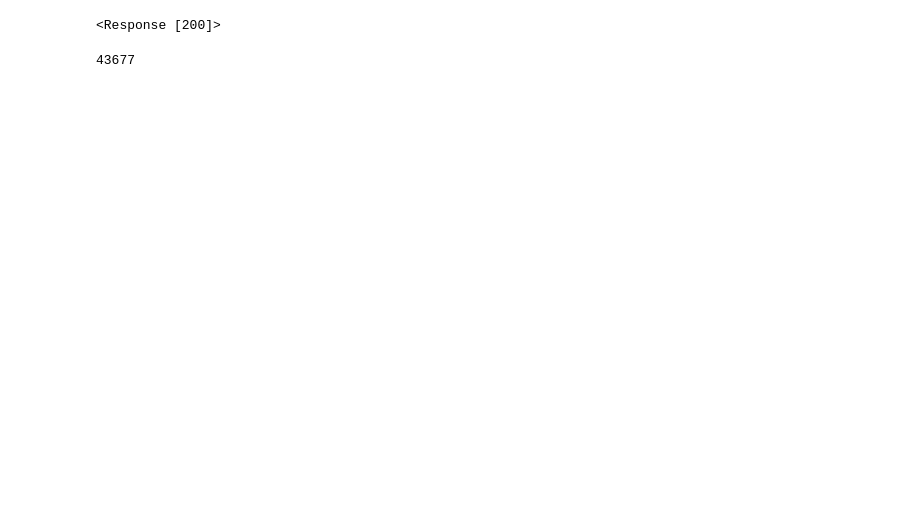
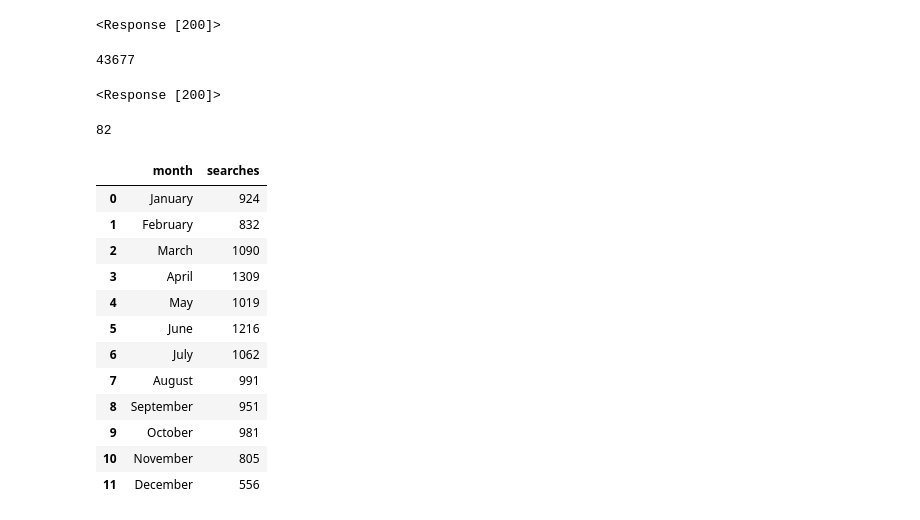
Before and after one commit to NSS-Full-Time-Data-Analytics-8/socrata_api-KoganScherer37, a Jupyter notebook: notebooks/socrata_api_project.ipynb, the cells around one changed output. Drawn from its saved outputs; the diff is of its cells as text; code cells hidden in the pictures; blank space fills up the shorter version.

```diff
--- a/notebooks/socrata_api_project.ipynb
+++ b/notebooks/socrata_api_project.ipynb
@@ -150,2 +156,49 @@ len(top_500_searches)
 # %% [output]
 43677
+# %%
+#parameters for maps dataset
+params_maps_ds = {'$limit' : '50000',
+                  'query_text' : 'maps'}
+
+map_dataset_resp = requests.get(endpoint, params = params_maps_ds)
+map_dataset_resp
+# %% [output]
+<Response [200]>
+# %%
+map_searches = map_dataset_resp.json()
+# %%
+len(map_searches)
+# %% [output]
+82
+# %%
+#setting up map dictionary
+map_dict = {}
+
+for lines in map_searches:
+    months = lines.get('month_name')
+    searches = int(lines.get('query_count'))
+
+    if months in map_dict:
+        map_dict[months] += searches
+    else:
+        map_dict[months] = searches
+# %%
+#Making maps dataframe
+maps_df = pd.DataFrame.from_dict(map_dict, orient = 'index')
+maps_df = maps_df.reset_index()
+maps_df.columns = ['month','searches']
+maps_df
+# %% [output]
+|  | month | searches |
+| 0 | January | 924 |
+| 1 | February | 832 |
+| 2 | March | 1090 |
+| 3 | April | 1309 |
+| 4 | May | 1019 |
+| 5 | June | 1216 |
+| 6 | July | 1062 |
+| 7 | August | 991 |
+| 8 | September | 951 |
+| 9 | October | 981 |
+| 10 | November | 805 |
+| 11 | December | 556 |
```
Also changed, not shown: parts of 27 cells of this notebook.
